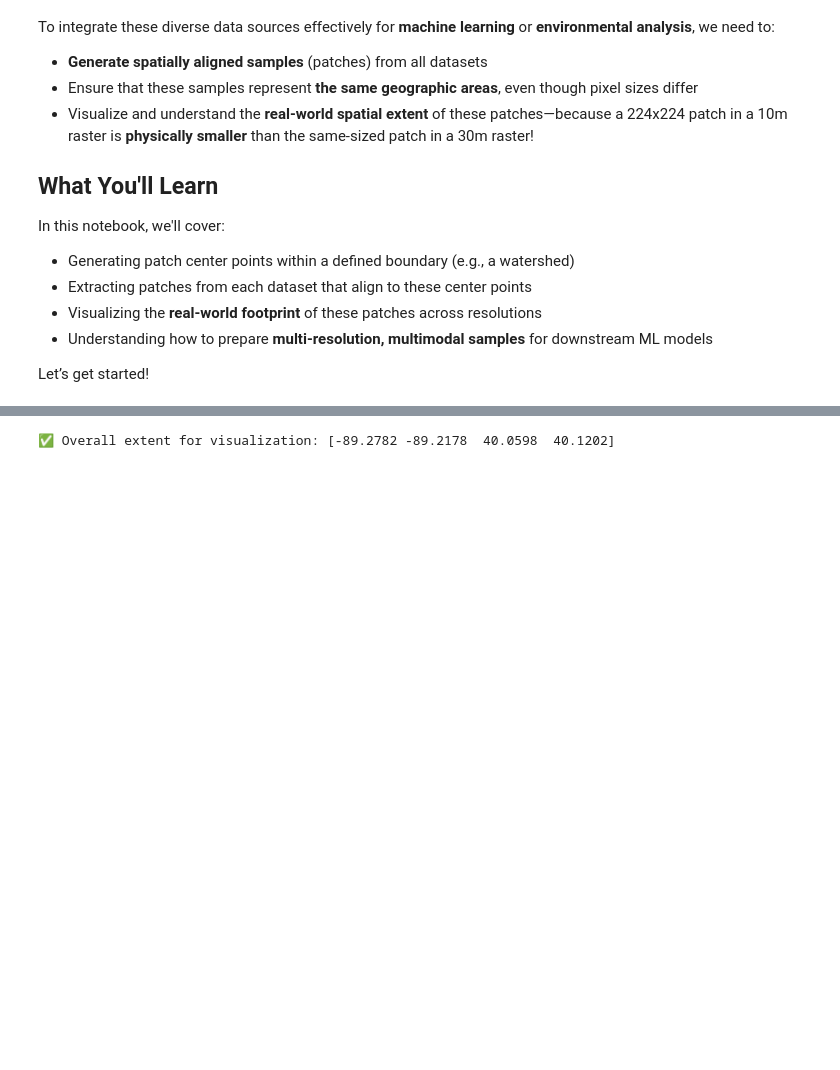
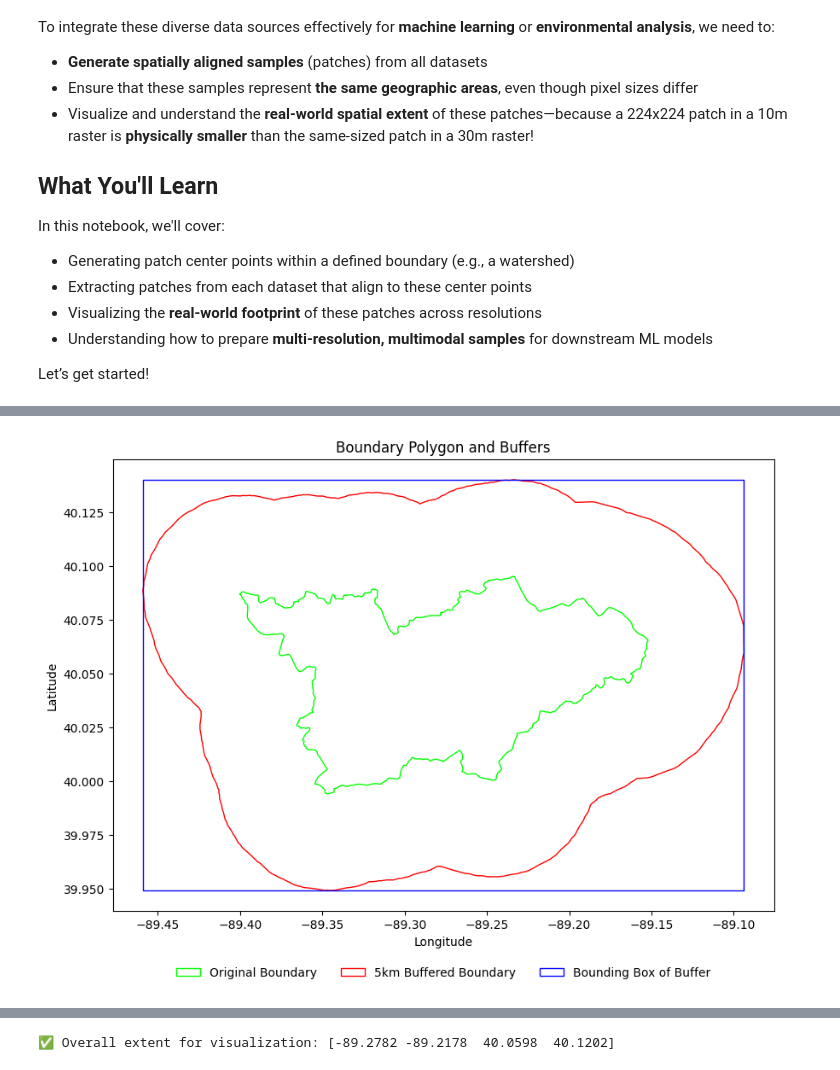
Before and after one commit to N-Jaro/national_ml, a Jupyter notebook: notebooks/test_patch_processing.ipynb, the cells around one changed output, grey strips where cells are left out. Saved outputs shown, nothing was run; the diff lists cells and outputs as text; code cells hidden in the pictures; blank space fills up the shorter version.

```diff
--- a/notebooks/test_patch_processing.ipynb
+++ b/notebooks/test_patch_processing.ipynb
@@ -48,8 +35,16 @@ import os
 import re
 import rasterio
 from rasterio.windows import Window
+from rasterio.warp import calculate_default_transform, reproject, Resampling
 from pyproj import Transformer
 import geopandas as gpd
 import numpy as np
 import matplotlib.pyplot as plt
+import matplotlib.patches as mpatches
 from shapely.geometry import box, Point
+from rasterio.plot import show
+data_path = '../data/'
+
+# Define patch size and stride
+patch_size = 224
+stride = 224
@@ -245,0 +66,59 @@ See: https://matplotlib.org/stable/tutorials/intermediate/legend_guide.html#impl
+# %%
+# ----------------------------------------------------------
+# Load the GeoJSON files for the watershed boundaries
+# ----------------------------------------------------------
+
+# Load the original watershed boundary polygon
+geojson_path = os.path.join(data_path, 'HUC12_071300090405_Pine_Lake-Middle_Salt_Creek_Original_Boundary.geojson')
+boundary_gdf = gpd.read_file(geojson_path)
+
+# Load the 5km buffered watershed boundary polygon
+geojson_w_buffer_path = os.path.join(data_path, 'HUC12_071300090405_Pine_Lake-Middle_Salt_Creek_5km_Buffered_Polygon_Boundary.geojson')
+boundary_w_buffer_gdf = gpd.read_file(geojson_w_buffer_path)
+
+# Load the bounding box of the 5km buffered area
+geojson_buffer_bb_path = os.path.join(data_path, 'HUC12_071300090405_Pine_Lake-Middle_Salt_Creek_BoundingBox_of_5km_Buffered.geojson')
+boundary_buffer_bb_gdf = gpd.read_file(geojson_buffer_bb_path)
+
+# ----------------------------------------------------------
+# Plot all boundaries and buffers
+# ----------------------------------------------------------
+
+# Create a Matplotlib figure and axis
+fig, ax = plt.subplots(figsize=(10, 10))
+
+# Plot the original watershed boundary in lime green
+boundary_gdf.plot(ax=ax, facecolor='none', edgecolor='lime', linewidth=1)
+
+# Plot the 5km buffered boundary in red
+boundary_w_buffer_gdf.plot(ax=ax, facecolor='none', edgecolor='red', linewidth=1)
+
+# Plot the bounding box of the 5km buffered area in blue
+boundary_buffer_bb_gdf.plot(ax=ax, facecolor='none', edgecolor='blue', linewidth=1)
+
+# ----------------------------------------------------------
+# Create a custom legend
+# ----------------------------------------------------------
+
+# Create patches for each boundary/buffer for the legend
+boundary_patch = mpatches.Patch(facecolor='none', edgecolor='lime', linewidth=1, label='Original Boundary')
+buffer_patch = mpatches.Patch(facecolor='none', edgecolor='red', linewidth=1, label='5km Buffered Boundary')
+bb_patch = mpatches.Patch(facecolor='none', edgecolor='blue', linewidth=1, label='Bounding Box of Buffer')
+
+# Add the custom legend outside the plot at the bottom center
+ax.legend(handles=[boundary_patch, buffer_patch, bb_patch],
+          loc='upper center', bbox_to_anchor=(0.5, -0.1), ncol=3, frameon=False)
+
+# ----------------------------------------------------------
+# Finalize the plot
+# ----------------------------------------------------------
+
+# Set title and axis labels
+ax.set_title("Boundary Polygon and Buffers")
+ax.set_xlabel("Longitude")
+ax.set_ylabel("Latitude")
+
+# Display the plot
+plt.show()
+# %% [output]
+[figure, added]
```
Also changed, not shown: parts of 18 cells of this notebook.
